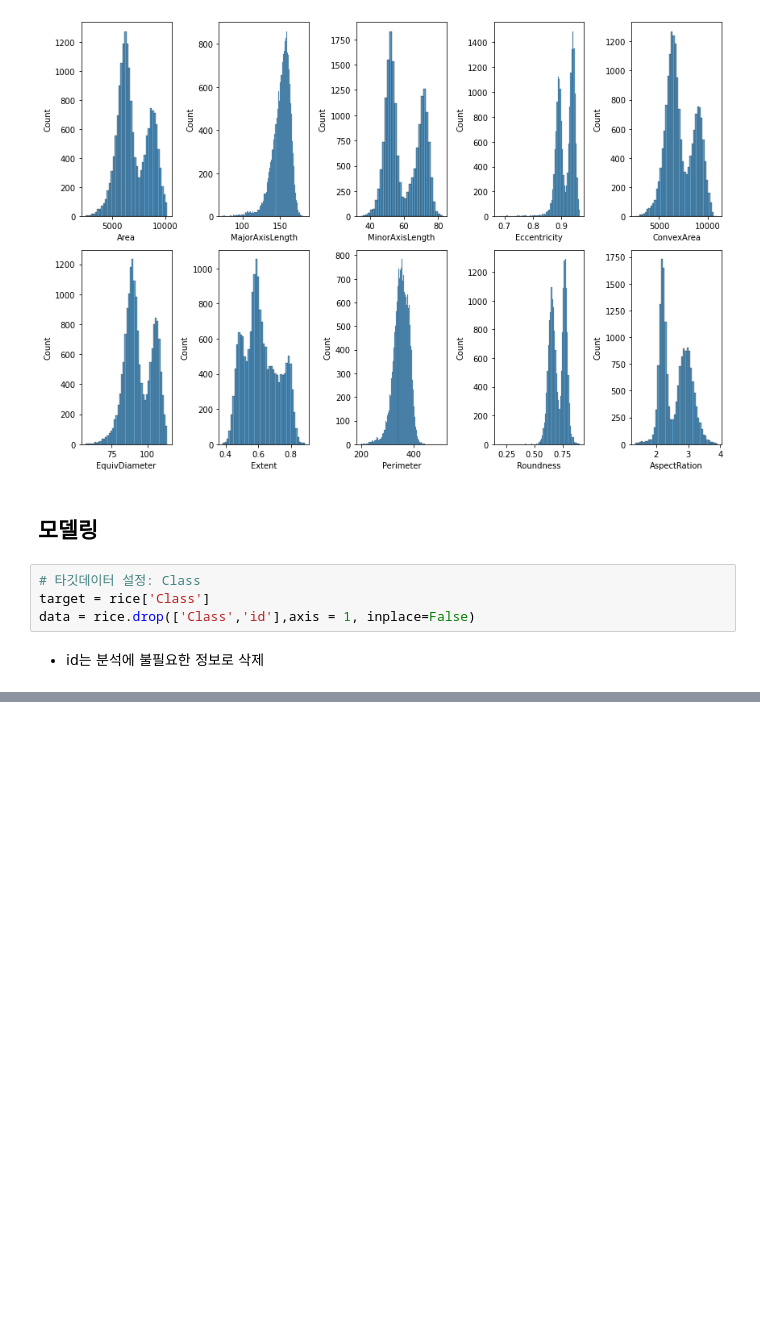
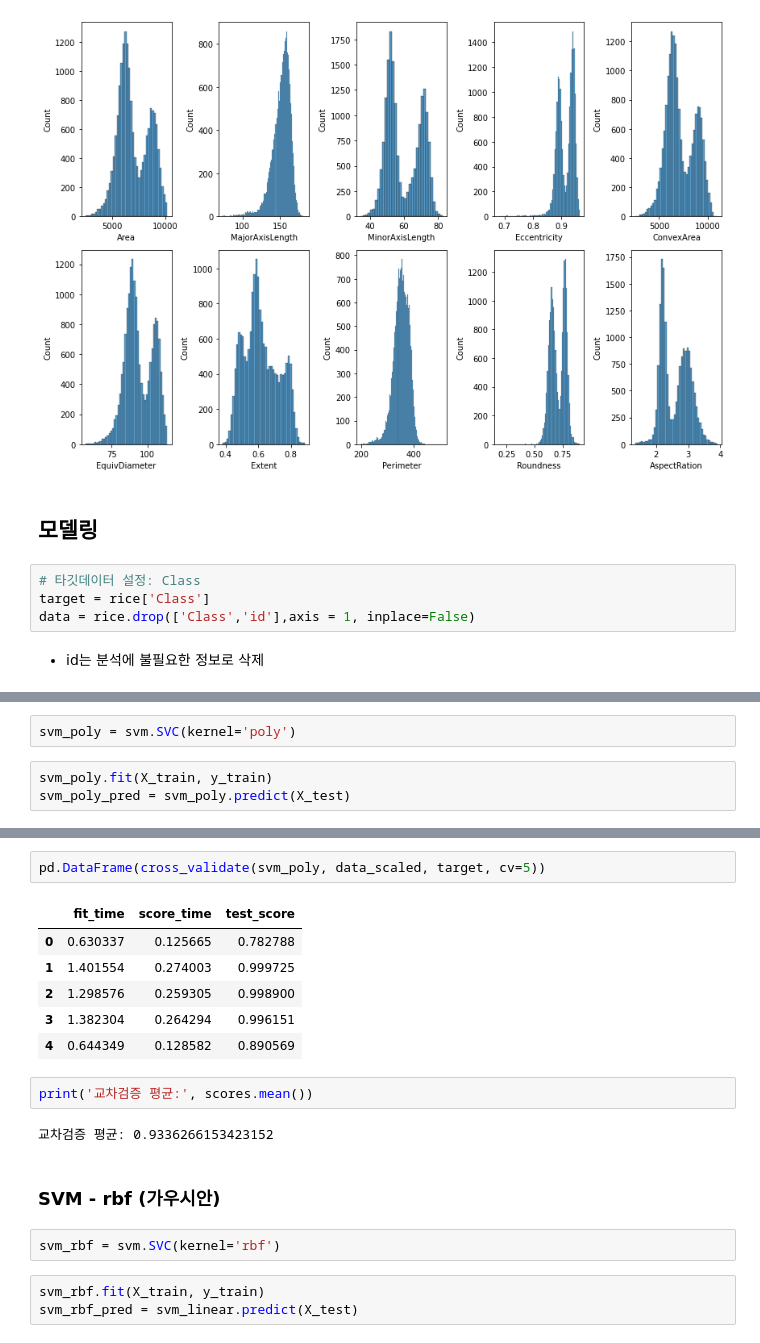
Before and after one commit to SungaHwang/ML_practice, a Jupyter notebook: SVM_RiceTypeClassification.ipynb, the cells around one changed output, grey strips where cells are left out. Cells and saved outputs as stored; diff of their text form; blank space fills up the shorter version.

```diff
--- a/SVM_RiceTypeClassification.ipynb
+++ b/SVM_RiceTypeClassification.ipynb
@@ -155,0 +206,5 @@ StandardScaler()
+# %%
+svm_poly = svm.SVC(kernel='poly')
+# %%
+svm_poly.fit(X_train, y_train)
+svm_poly_pred = svm_poly.predict(X_test)
@@ -155,0 +232,20 @@ StandardScaler()
+# %%
+pd.DataFrame(cross_validate(svm_poly, data_scaled, target, cv=5))
+# %% [output]
+|  | fit_time | score_time | test_score |
+| 0 | 0.630337 | 0.125665 | 0.782788 |
+| 1 | 1.401554 | 0.274003 | 0.999725 |
+| 2 | 1.298576 | 0.259305 | 0.998900 |
+| 3 | 1.382304 | 0.264294 | 0.996151 |
+| 4 | 0.644349 | 0.128582 | 0.890569 |
+# %%
+print('교차검증 평균:', scores.mean())
+# %% [output]
+교차검증 평균: 0.9336266153423152
+# %% [markdown]
+### SVM - rbf (가우시안)
+# %%
+svm_rbf = svm.SVC(kernel='rbf')
+# %%
+svm_rbf.fit(X_train, y_train)
+svm_rbf_pred = svm_linear.predict(X_test)
```
Also changed, not shown: parts of 21 cells of this notebook.
